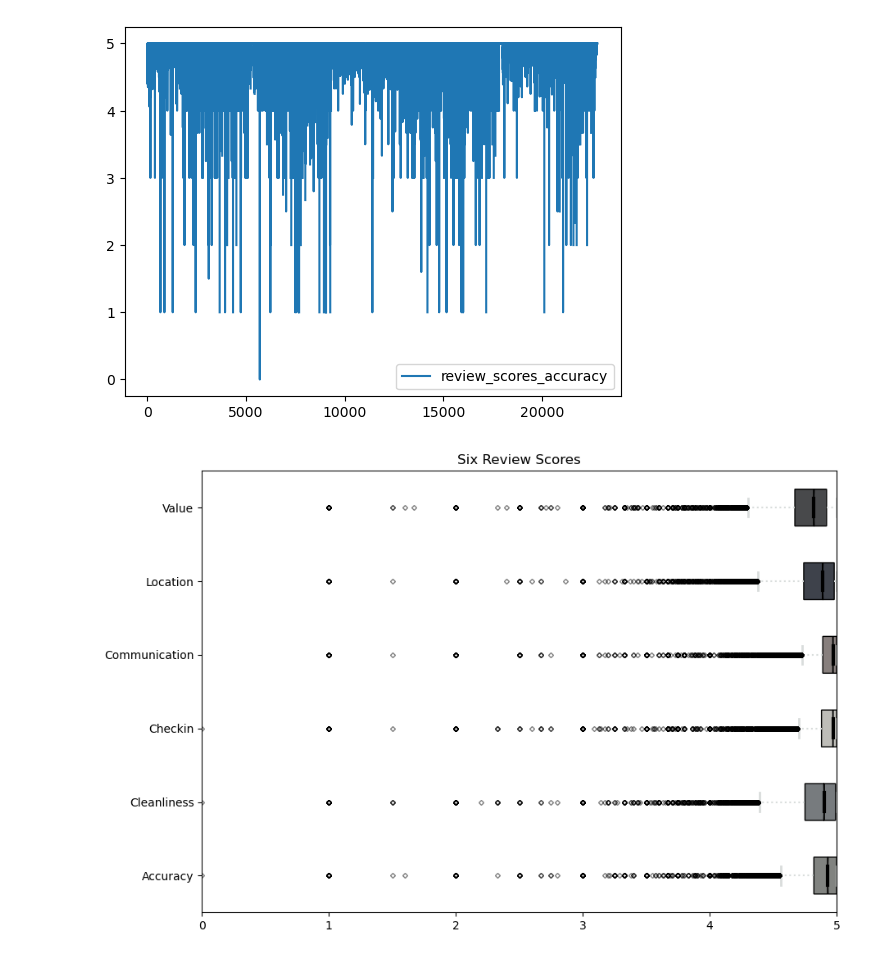
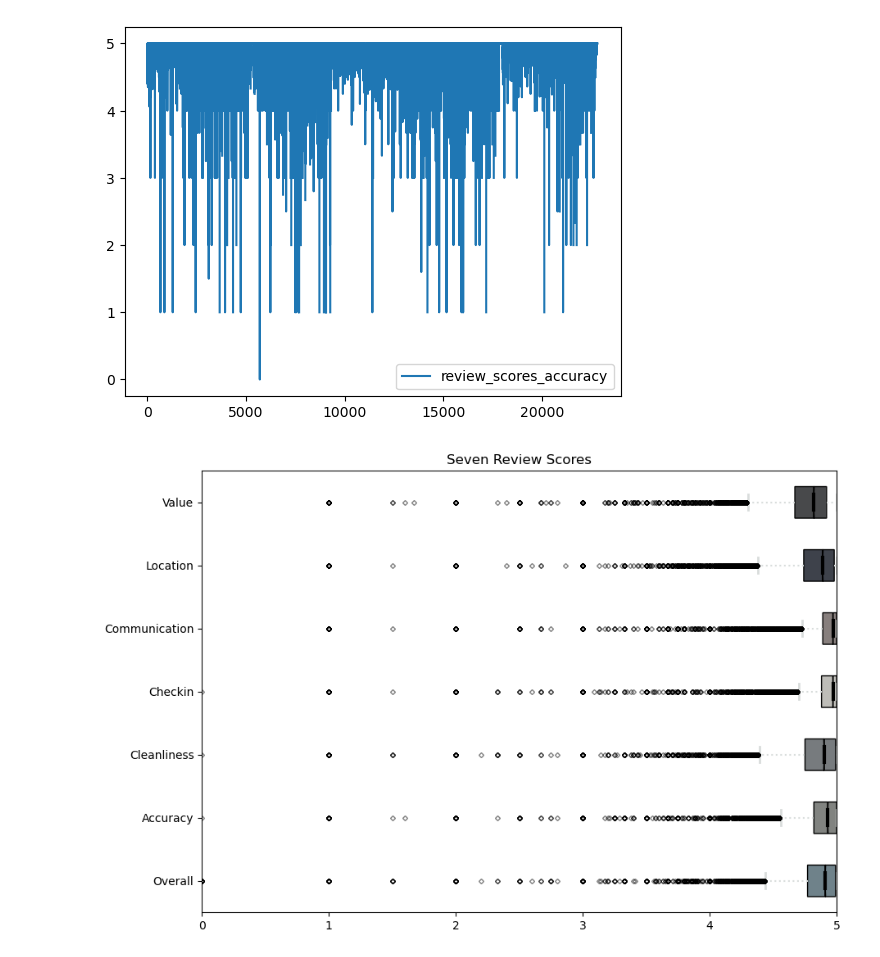
Before and after one commit to bmckimmy/Panda-o-rama, a Jupyter notebook: JZD_files/Overall_Rating-arrival-of-the-birds.ipynb, the cells around one changed output. Drawn from its saved outputs; the diff is of its cells as text; code cells hidden in the pictures.

```diff
--- a/JZD_files/Overall_Rating-arrival-of-the-birds.ipynb
+++ b/JZD_files/Overall_Rating-arrival-of-the-birds.ipynb
@@ -21,7 +21,8 @@ import matplotlib.pyplot as plt
 # %%
 # this is to grab the data that we created on 01/03/2023 as a group
 
-df = pd.read_csv('all_listings_df')
+df = pd.read_csv('../BM_files/all_listings_df')
 df.head()
+df.tail()
 # %% [output]
 |  | id | last_scraped | description | neighborhood_overview | host_id | host_since | host_location | ... |
@@ -56,10 +57,10 @@ dtype: object
 # cleaning I think that the availability columns should be percents
 
 
-df.loc[:, 'avail_30_percent'] = df['availability_30'] / 30
-df.loc[:, 'avail_60_percent'] = df['availability_60'] / 60
-df.loc[:, 'avail_90_percent'] = df['availability_90'] / 90
-df.loc[:, 'avail_365_percent'] = df['availability_365'] / 365
+df.loc[:, 'avail_30_percent'] = round((df['availability_30'] / 30 *100), 1)
+df.loc[:, 'avail_60_percent'] = round((df['availability_60'] / 60 *100), 1)
+df.loc[:, 'avail_90_percent'] = round((df['availability_90'] / 90 *100), 1)
+df.loc[:, 'avail_365_percent'] = round((df['availability_365'] / 365 *100), 1)
 
 
 df.head()
@@ -97,3 +99,14 @@ Name: proportion, dtype: float64 instant_bookable_recode
 2    66.334077
 1    33.665923
 Name: proportion, dtype: float64
+# %%
+# Sticking the overall rating on a five point scale too
+df.loc[:, 'overall_rating_percent'] = round((df['review_scores_rating'] / 5 *100), 1)
+df.loc[:, 'accuracy_rating_percent'] = round((df['review_scores_accuracy'] / 5 *100), 1)
+df.loc[:, 'cleanliness_rating_percent'] = round((df['review_scores_cleanliness'] / 5 *100), 1)
+df.loc[:, 'checkin_rating_percent'] = round((df['review_scores_checkin'] / 5 *100), 1)
+df.loc[:, 'communication_rating_percent'] = round((df['review_scores_communication'] / 5 *100), 1)
+df.loc[:, 'location_rating_percent'] = round((df['review_scores_location'] / 5 *100), 1)
+df.loc[:, 'value_rating_percent'] = round((df['review_scores_value'] / 5 *100), 1)
+
+df.head()
@@ -100,5 +121,5 @@ Name: proportion, dtype: float64
 # %%
-# first all variables included for this analysis
+# first all variables included for this analysis this list is to long and hiding this cell
 
 var_int = ["price", "has_availability", "availability_30", "availability_60",
 "availability_90", "availability_365", "number_of_reviews", "number_of_reviews_ltm",
@@ -106,7 +127,10 @@ var_int = ["price", "has_availability", "availability_30", "availability_60",
 "review_scores_cleanliness", "review_scores_checkin", "review_scores_communication",
 "review_scores_location", "review_scores_value", "instant_bookable", "calculated_host_listings_count",
 "reviews_per_month", "host_location", "city", "avail_30_percent", "avail_60_percent",
-"avail_90_percent", "avail_365_percent" , "has_availability_recode" , "instant_bookable_recode"]
+"avail_90_percent", "avail_365_percent" , "has_availability_recode" ,
+"instant_bookable_recode", "host_id", "overall_rating_percent", "accuracy_rating_percent",
+"cleanliness_rating_percent", "checkin_rating_percent" , "communication_rating_percent",
+"location_rating_percent" , "value_rating_percent"]
 
 var_int_df = df[var_int]
 var_int_df.head()
@@ -116,6 +140,7 @@ var_int_df.head()
 # 2) add information to the excel when applicable
 # 3) need to add a section to clean the data (and then do #2 again)
 # 4) what am I missing?
+# adding in host id to see if certain host have higher sat
 # %% [output]
 |  | price | has_availability | availability_30 | availability_60 | availability_90 | availability_365 | ... |
 | 0 | 90.0 | t | 4 | 27 | 57 | 147 | ... |
@@ -221,6 +247,7 @@ var_int_df[[
 # my dataframe is: var_int_df
 
 columns_to_plot = [
+    "review_scores_rating",
     "review_scores_accuracy",
     "review_scores_cleanliness",
     "review_scores_checkin",
@@ -235,34 +262,34 @@ data = [var_int_df[column].dropna().values for column in columns_to_plot]
 fig, ax = plt.subplots(figsize=(10, 7))
 
 bp = ax.boxplot(data, patch_artist=True, notch=True, vert=0)
 
 # Set x-axis limits between 0 and 5
 ax.set_xlim(0, 5)
 
 # these are HEX colors you can look up online
-colors = ['#818380', '#777b7e', '#bebdb8', '#877f7d', '#3e424b', '#48494b']
+colors = ['#6f828a', '#818380', '#777b7e', '#bebdb8', '#877f7d', '#3e424b', '#48494b']
 
 for patch, color in zip(bp['boxes'], colors):
     patch.set_facecolor(color)
 
 for whisker in bp['whiskers']:
     whisker.set(color='#d9dddc', linewidth=1.5, linestyle=':')
 
 for cap in bp['caps']:
     cap.set(color='#d9dddc', linewidth=2)
 
 for median in bp['medians']:
     median.set(color='black', linewidth=3)
 
 for flier in bp['fliers']:
     flier.set(marker='D', color='#d9dddc', alpha=0.5, markersize = 3)
 
-ax.set_yticklabels(["Accuracy", "Cleanliness", "Checkin", "Communication", "Location", "Value"])
+ax.set_yticklabels(["Overall", "Accuracy", "Cleanliness", "Checkin", "Communication", "Location", "Value"])
 
-plt.title("Six Review Scores")
+plt.title("Seven Review Scores")
 ax.get_xaxis().tick_bottom()
 ax.get_yaxis().tick_left()
 
 plt.show()
 # %% [output]
-[figure, old version]
+[figure, new version]
```
Also changed, not shown: parts of 16 cells of this notebook, 4 other files.
